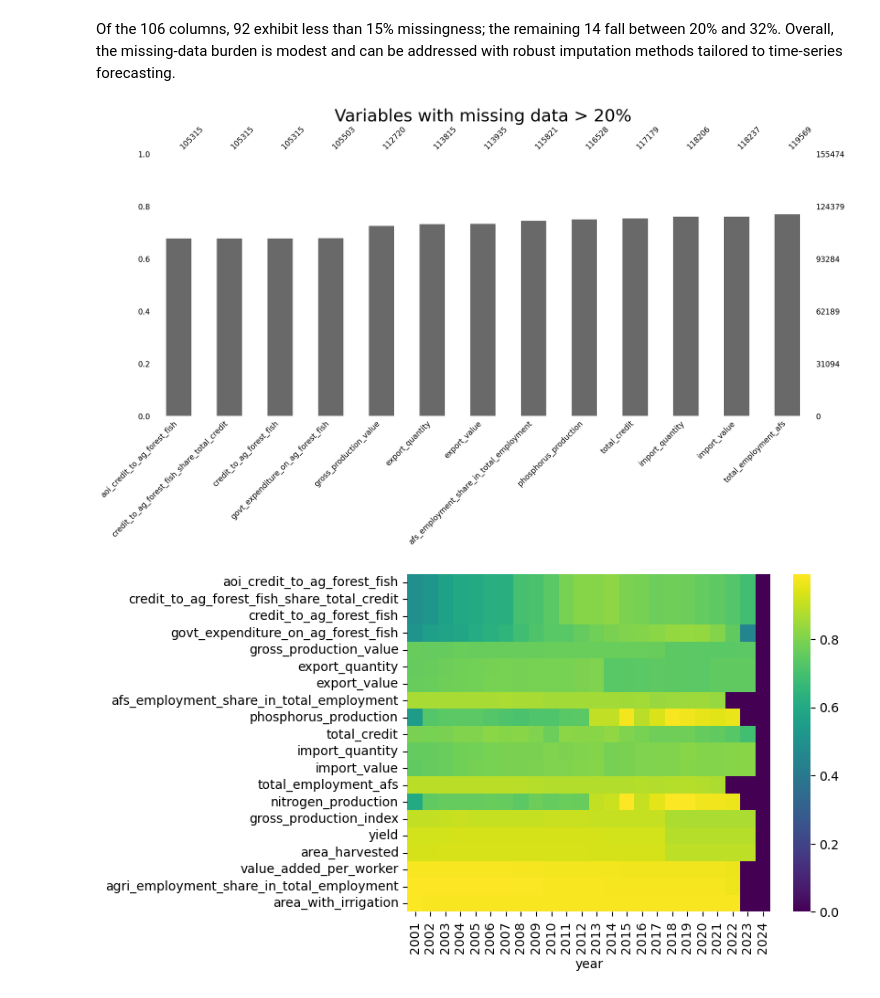
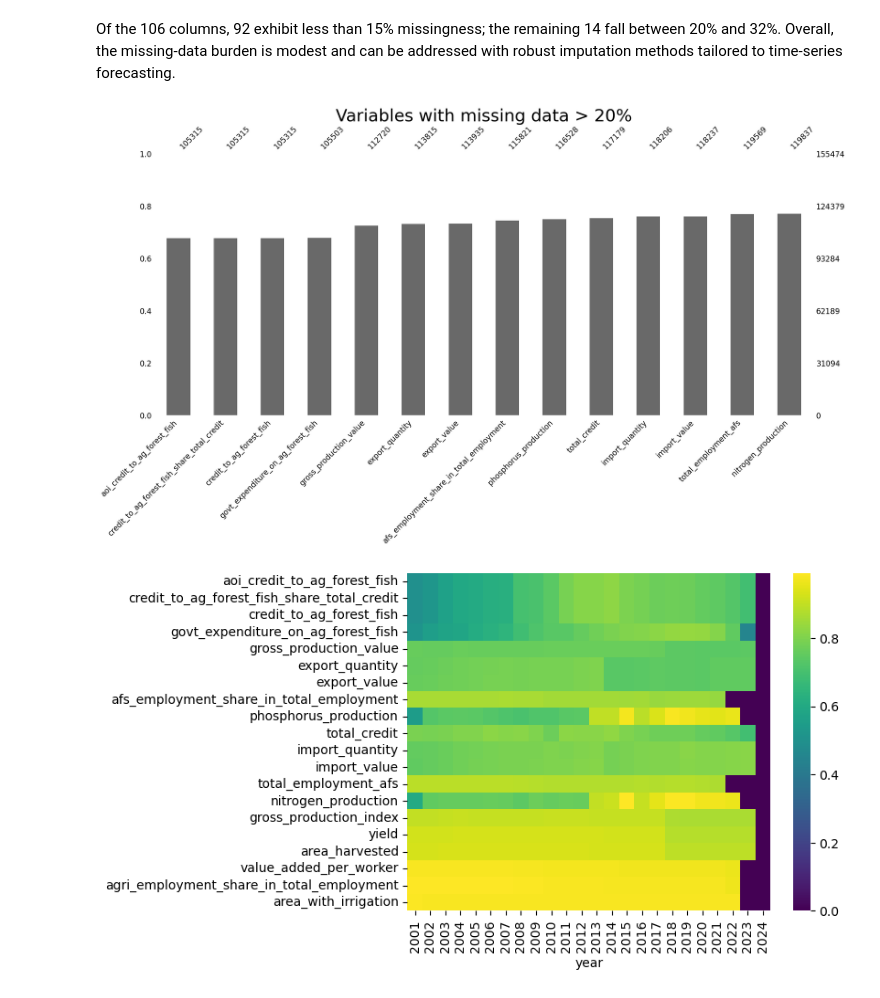
Before and after one commit to Leonidus1995/farmer-prices-forecasting, a Jupyter notebook: dataset_1.ipynb, the cells around one changed output. Drawn from its saved outputs; the diff is of its cells as text; code cells hidden in the pictures.

```diff
--- a/dataset_1.ipynb
+++ b/dataset_1.ipynb
@@ -66,14 +69,15 @@ Of the 106 columns, 92 exhibit less than 15% missingness; the remaining 14 fall
 between 20% and 32%. Overall, the missing-data burden is modest and can be
 addressed with robust imputation methods tailored to time-series forecasting.
 # %%
-# Bar plot displaying missingness pattern for the top 13 variables (> 20% NaN)
-top_13_missing = prop_na.head(13).index
+# Bar plot displaying missingness pattern for the top 14 variables (> 20% NaN)
+top_14_missing = prop_na.head(14).index
 plt.figure()
-miss_plot = msno.bar(data[top_13_missing])
+miss_plot = msno.bar(data[top_14_missing])
 plt.title('Variables with missing data > 20%', fontsize=36)
+plt.savefig('plots/top_missing_cols_dataset_1.png', dpi=360, bbox_inches='tight')
 plt.show()
 # %% [output]
-[figure, old version]
+[figure, new version]
 # %%
 # Heatmap displaying yearly data coverage (non-missing rate) for each of the top missing variables
 top_20_missing = prop_na.head(20).index
```
Also changed, not shown: parts of 7 cells of this notebook, 5 other files.
